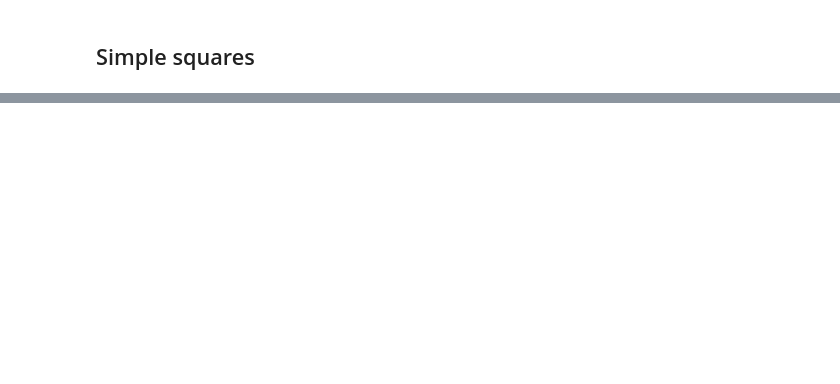
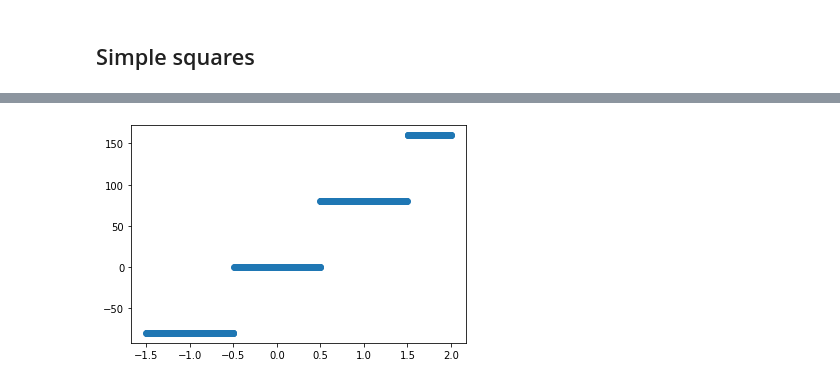
Before and after one commit to niegrzybkowski/mio2022, a Jupyter notebook: LAB1_1.ipynb, the cells around one changed output, grey strips where cells are left out. Saved outputs shown, nothing was run; the diff lists cells and outputs as text; code cells hidden in the pictures; blank space fills up the shorter version.

```diff
--- a/LAB1_1.ipynb
+++ b/LAB1_1.ipynb
@@ -107,0 +109,9 @@ array([[ -9.4348462 ],
+# %%
+square_simple_test =  pd.read_csv("LAB1_DANE/regression/steps-large-test.csv")
+x = np.array(square_simple_test.iloc[:, 1]).reshape(1000, 1)
+y = np.array(square_simple_test.iloc[:, 2]).reshape(1000, 1)
+# %%
+plt.scatter(x, y)
+plt.show()
+# %% [output]
+[figure, added]
```
Also changed, not shown: parts of 15 cells of this notebook.
